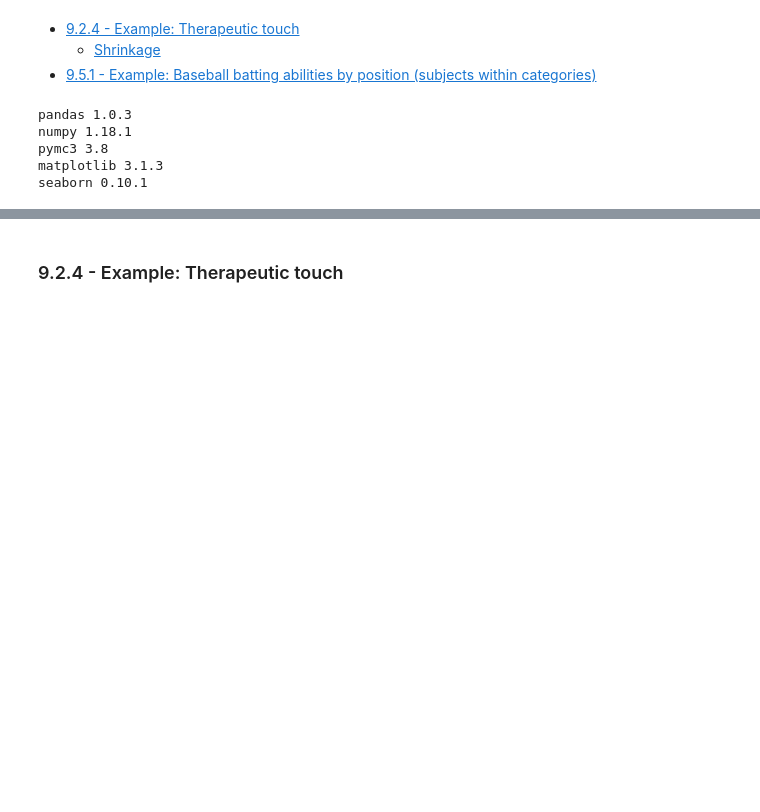
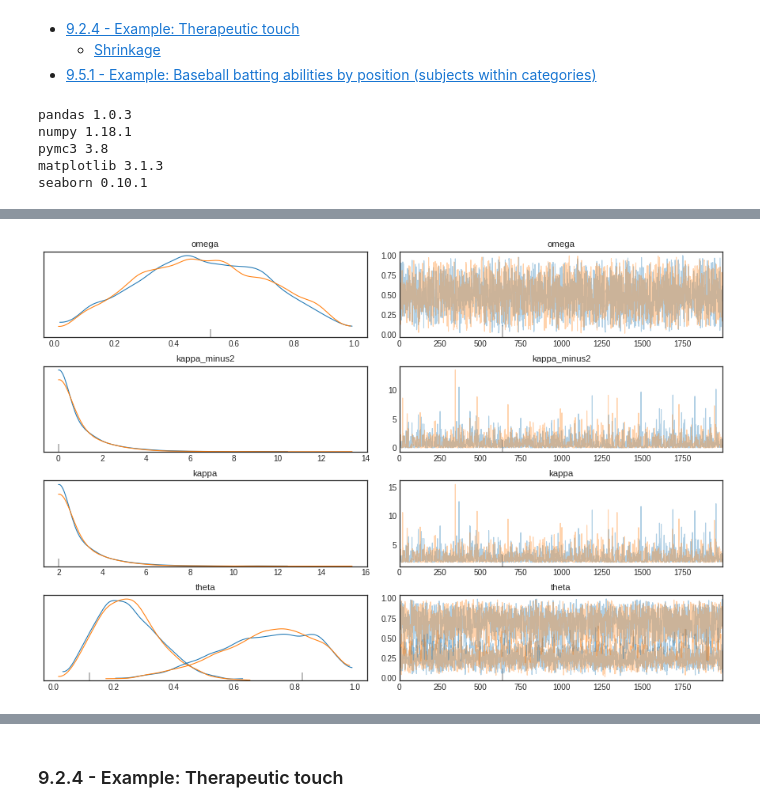
Before and after one commit to blue-worm/DBDA-python, a Jupyter notebook: Notebooks/Chapter 9.ipynb, the cells around one changed output, grey strips where cells are left out. Saved outputs shown, nothing was run; the diff lists cells and outputs as text; code cells hidden in the pictures; blank space fills up the shorter version.

```diff
--- a/Notebooks/Chapter 9.ipynb
+++ b/Notebooks/Chapter 9.ipynb
@@ -31,0 +81,4 @@ seaborn 0.10.1
+# %%
+pm.traceplot(trace);
+# %% [output]
+[figure, added]
```
Also changed, not shown: parts of 29 cells of this notebook.
